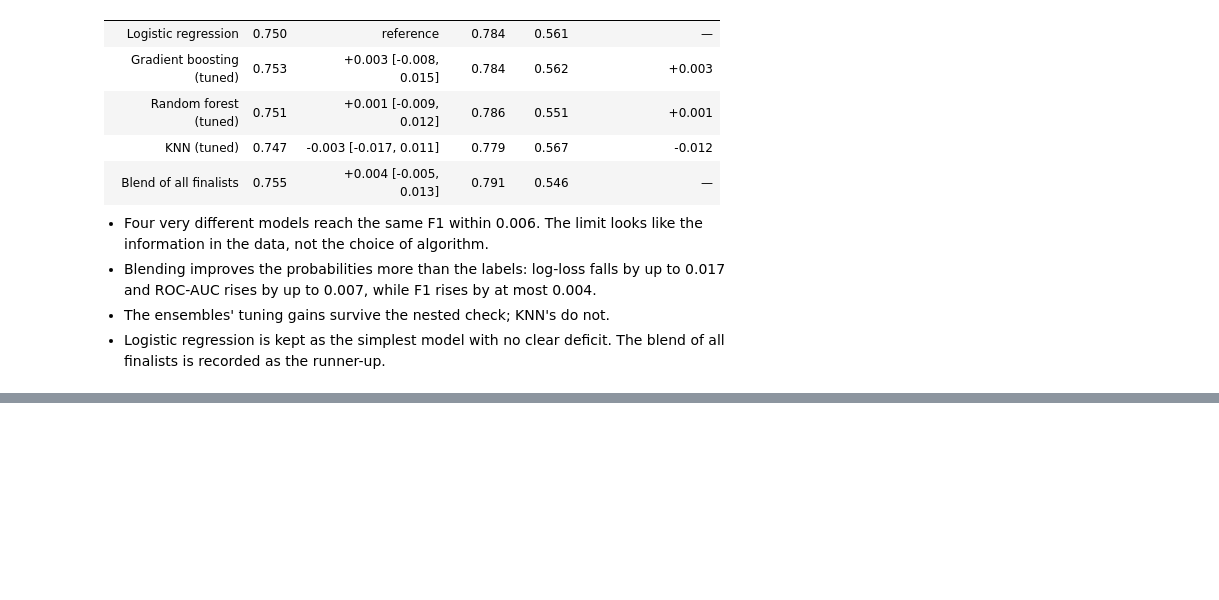
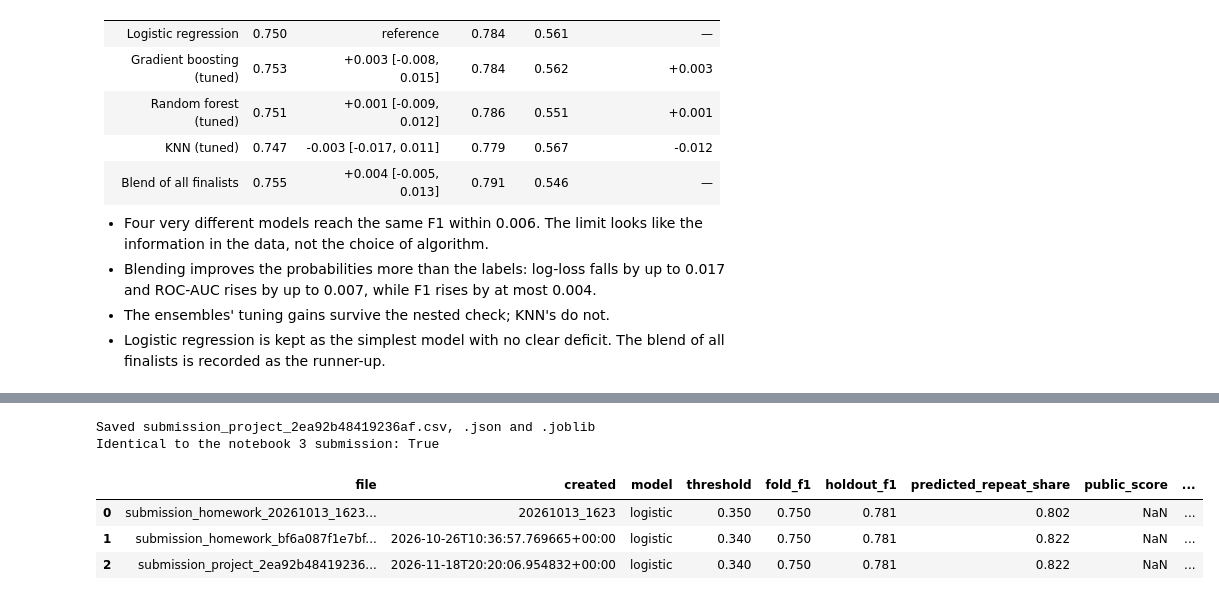
Before and after one commit to PedroHSantos20/ml-repeat-purchase, a Jupyter notebook: notebooks/04_modelling_project.ipynb, the cells around one changed output, grey strips where cells are left out. Cells and saved outputs as stored; diff of their text form; code cells hidden in the pictures; blank space fills up the shorter version.

```diff
--- a/notebooks/04_modelling_project.ipynb
+++ b/notebooks/04_modelling_project.ipynb
@@ -2099,0 +2228,19 @@ display(log.to_frame().tail(3))
+# %%
+# Refit on every labelled purchase (development, gap and holdout); settings and threshold stay fixed
+final_pipe, final_inputs = final_pipes[chosen_model]
+final_model = clone(final_pipe).fit(train[final_inputs], train[target])
+
+assert (train["purchase_date"] + pd.Timedelta(days=GAP_DAYS)).max() < test["purchase_date"].min(), \
+    "A training outcome window reaches the test period."
+
+p_test = final_model.predict_proba(test[final_inputs])[:, 1]
+submission = sample_submission[["ID"]].merge(
+    pd.DataFrame({"ID": test["ID"], target: (p_test >= threshold).astype(int)}),
+    on="ID", how="left", validate="one_to_one",
+)
+assert len(submission) == len(test) and submission[target].isin([0, 1]).all()
+
+print(f"Final model fitted on {len(train):,} purchases; threshold {threshold:.2f}")
+print(f"Predicted repeat share: test {submission[target].mean():.3f} | holdout "
+      f"{board_holdout.loc[chosen_model, 'predicted_positive_share']:.3f}")
+print(f"Mean probability: test {p_test.mean():.3f} | holdout {p_holdout[chosen_model].mean():.3f}")
@@ -2099,0 +2251,59 @@ display(log.to_frame().tail(3))
+# %%
+MODELS_DIR = PROJECT_ROOT / "models"
+MODELS_DIR.mkdir(exist_ok=True)
+
+submission_bytes = submission.to_csv(index=False, lineterminator="\n").encode("utf-8")
+run_id = hashlib.sha256(submission_bytes).hexdigest()[:16]
+stem = f"submission_project_{run_id}"
+
+metadata = {
+    "experiment_version": EXPERIMENT_VERSION,
+    "input_fingerprint": INPUT_FINGERPRINT,
+    "model": chosen_model,
+    "threshold": float(threshold),
+    "development_f1": float(board_final.loc[chosen_model, "f1"]),
+    "holdout_f1": float(board_holdout.loc[chosen_model, "f1"]),
+    "predicted_repeat_share": float(submission[target].mean()),
+    "training_rows": int(len(train)),
+    "runner_up": blend_members[runner_up],
+    "random_state": int(RANDOM_STATE),
+    "package_versions": {pkg: version(pkg) for pkg in ["numpy", "pandas", "scikit-learn", "optuna", "plotly"]},
+}
+
+(SUBMISSION_DIR / f"{stem}.csv").write_bytes(submission_bytes)
+(SUBMISSION_DIR / f"{stem}.json").write_text(json.dumps(metadata, indent=2), encoding="utf-8")
+# The fitted pipeline needs src/ on the path to load (custom frequency encoder)
+joblib.dump(final_model, MODELS_DIR / f"{stem}.joblib")
+
+# Append to the submission log; earlier rows and manually added public scores are kept
+log_path = SUBMISSION_DIR / "submission_log.csv"
+submission_log = pd.read_csv(log_path) if log_path.exists() else pd.DataFrame()
+if f"{stem}.csv" not in submission_log.get("file", pd.Series(dtype=str)).tolist():
+    submission_log = pd.concat([submission_log, pd.DataFrame([{
+        "file": f"{stem}.csv", "created": pd.Timestamp.now(tz="UTC").isoformat(), "model": chosen_model,
+        "threshold": threshold, "fold_f1": metadata["development_f1"], "holdout_f1": metadata["holdout_f1"],
+        "predicted_repeat_share": metadata["predicted_repeat_share"], "public_score": np.nan, "notes": "notebook 04",
+        "run_id": run_id, "metadata_file": f"{stem}.json",
+    }])], ignore_index=True)
+    submission_log.to_csv(log_path, index=False)
+
+log.record(
+    "D45", "submission", f"{stem}.csv",
+    f"{chosen_model} refitted on {len(train):,} labelled purchases; threshold {threshold:.2f}; "
+    f"{len(submission)} test predictions in sample-submission order.",
+    len(train), len(test), carries={"run_id": run_id, "model_file": f"{stem}.joblib"},
+)
+log.to_json(PROCESSED_DIR / "decision_log_modelling.json")
+
+# Same model and threshold as notebook 3: the predictions should match its submission
+previous = pd.read_csv(SUBMISSION_DIR / "ML_Group_07_Version01.csv")
+print(f"Saved {stem}.csv, .json and .joblib")
+print(f"Identical to the notebook 3 submission: {previous.equals(submission)}")
+display(submission_log.tail(3))
+# %% [output]
+Saved submission_project_2ea92b48419236af.csv, .json and .joblib
+Identical to the notebook 3 submission: True
+|  | file | created | model | threshold | fold_f1 | holdout_f1 | predicted_repeat_share | public_score | ... |
+| 0 | submission_homework_20261013_1623... | 20261013_1623 | logistic | 0.350 | 0.750 | 0.781 | 0.802 | NaN | ... |
+| 1 | submission_homework_bf6a087f1e7bf... | 2026-10-26T10:36:57.769665+00:00 | logistic | 0.340 | 0.750 | 0.781 | 0.822 | NaN | ... |
+| 2 | submission_project_2ea92b48419236... | 2026-11-18T20:20:06.954832+00:00 | logistic | 0.340 | 0.750 | 0.781 | 0.822 | NaN | ... |
```
Also changed, not shown: parts of 17 cells of this notebook, 14 other files.
